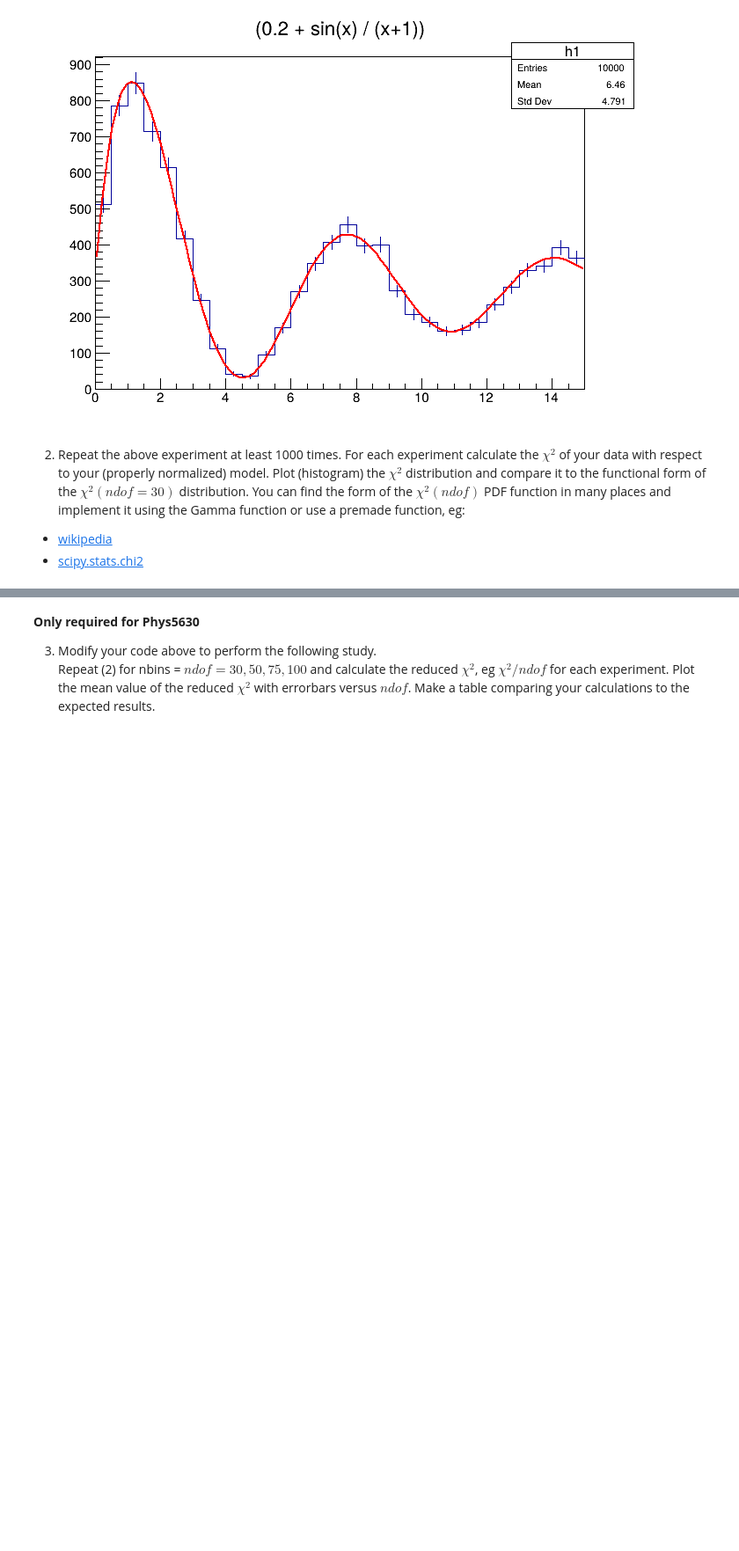
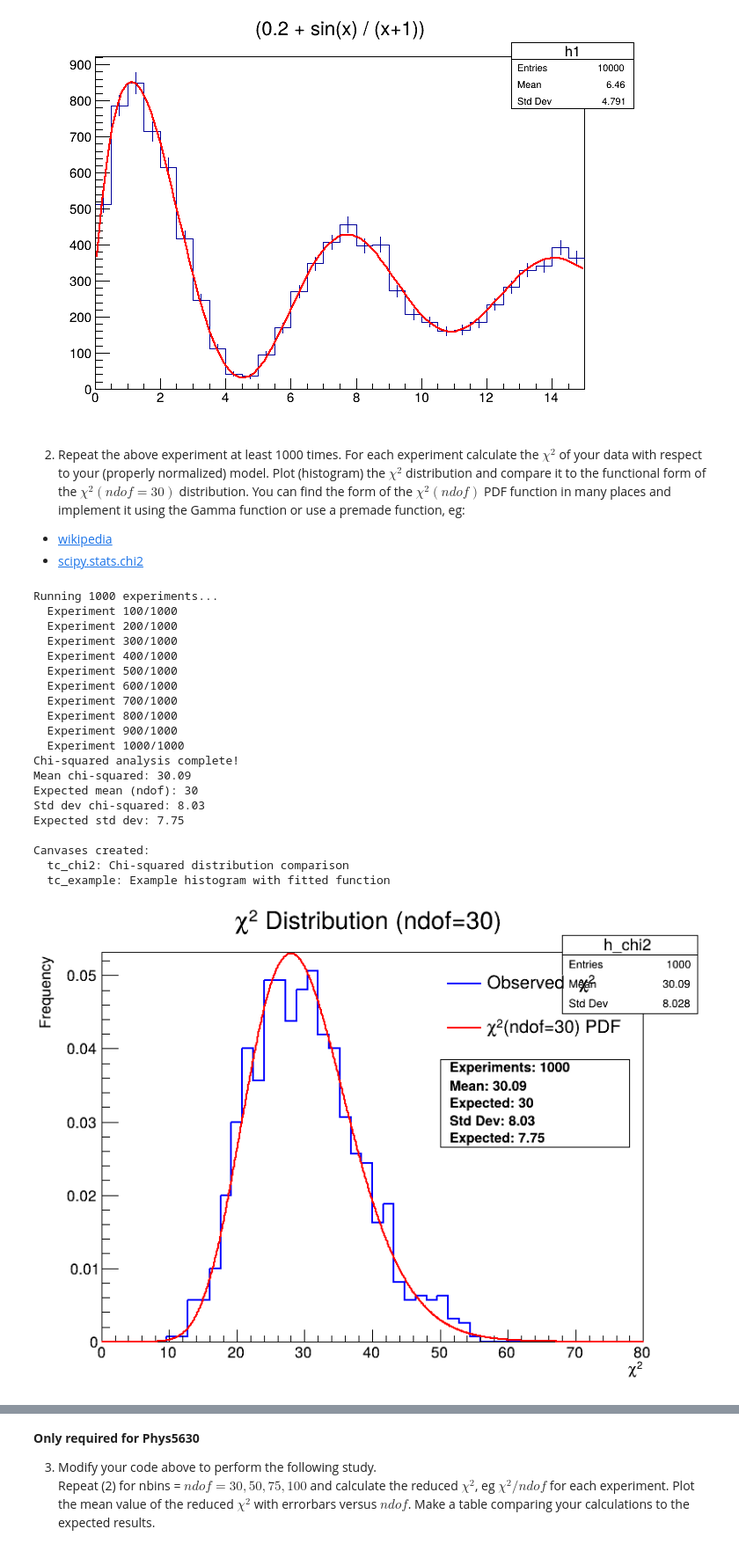
Before and after one commit to tcl8udx/chi2, a Jupyter notebook: chi2.ipynb, the cells around one changed output, grey strips where cells are left out. Shown at 88% size. Saved outputs shown, nothing was run; the diff lists cells and outputs as text; code cells hidden in the pictures; blank space fills up the shorter version.

```diff
--- a/chi2.ipynb
+++ b/chi2.ipynb
@@ -100,8 +100,8 @@ for iexp in range(nexperiments):
         expected = tfNorm.Eval(bin_center)
 
         # Add to chi-squared (avoid division by zero)
-        if error > 0:
-            chi2_val += (observed - expected)**2 / error
+        if expected > 0:
+            chi2_val += (observed - expected)**2 / expected
 
     chi2_values.append(chi2_val)
 
@@ -164,30 +164,52 @@ stats_text.SetTextAlign(12)
 stats_text.Draw()
 
 tc_chi2.Update()
 
 # Create canvas for an example histogram with fit
 tc_example = R.TCanvas("tc_example", "Example Histogram with Function", 800, 600)
 
 # Create and fill one example histogram
 h_example = R.TH1F("h_example", "(0.2 + sin(x) / (x+1)); x; Counts", nbins, xmin, xmax)
 h_example.FillRandom("tfDist", npoints)
 
 # Draw example
 h_example.Draw("hist e")
 tfNorm.SetLineColor(R.kRed)
 tfNorm.SetLineWidth(2)
 tfNorm.Draw("same")
 
 # Add legend
 legend_ex = R.TLegend(0.6, 0.7, 0.88, 0.85)
 legend_ex.AddEntry(h_example, "Data", "lep")
 legend_ex.AddEntry(tfNorm, "Model (normalized)", "l")
 legend_ex.SetBorderSize(0)
 legend_ex.SetFillStyle(0)
 legend_ex.Draw()
 
 tc_example.Update()
 
 print("\nCanvases created:")
 print("  tc_chi2: Chi-squared distribution comparison")
 print("  tc_example: Example histogram with fitted function")
+# %% [output]
+Running 1000 experiments...
+  Experiment 100/1000
+  Experiment 200/1000
+  Experiment 300/1000
+  Experiment 400/1000
+  Experiment 500/1000
+  Experiment 600/1000
+  Experiment 700/1000
+  Experiment 800/1000
+  Experiment 900/1000
+  Experiment 1000/1000
+Chi-squared analysis complete!
+Mean chi-squared: 30.09
+Expected mean (ndof): 30
+Std dev chi-squared: 8.03
+Expected std dev: 7.75
+
+Canvases created:
+  tc_chi2: Chi-squared distribution comparison
+  tc_example: Example histogram with fitted function
+[figure, added]
```
Also changed, not shown: parts of 5 cells of this notebook.
